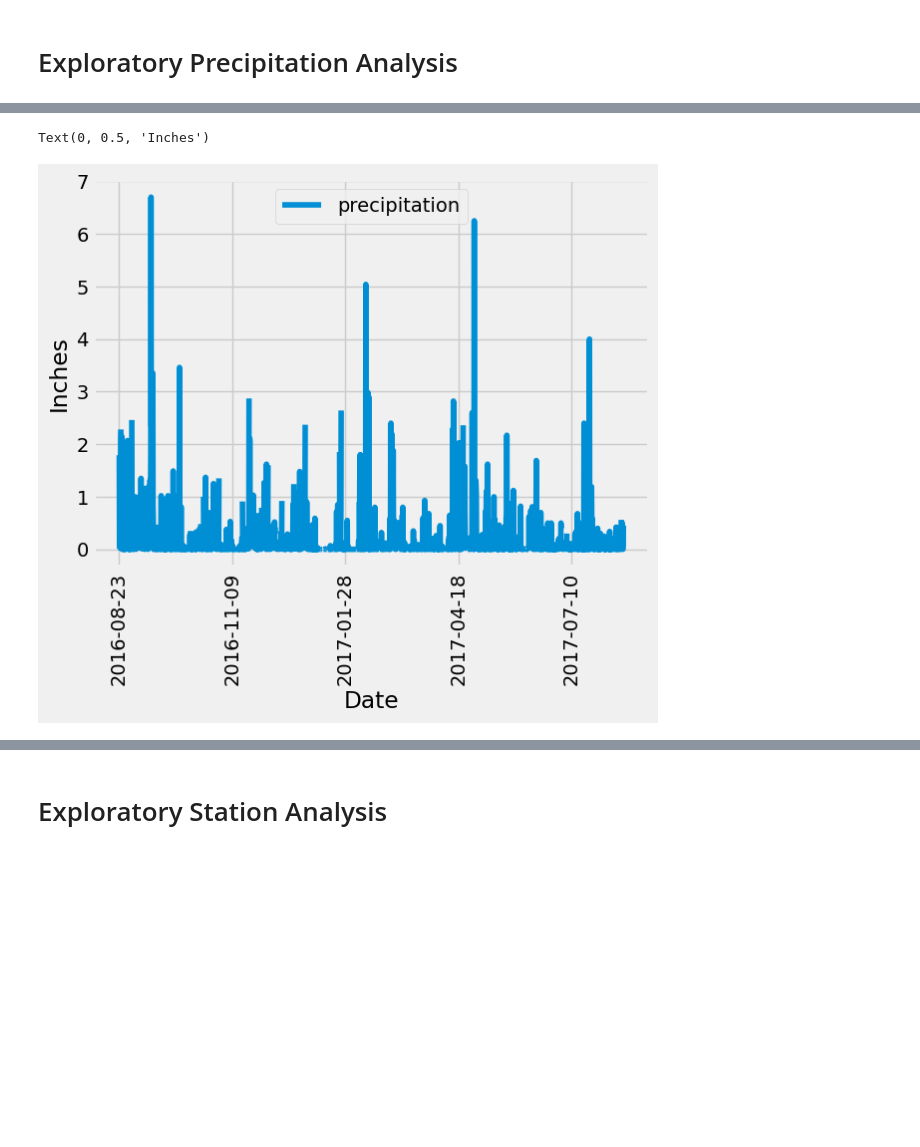
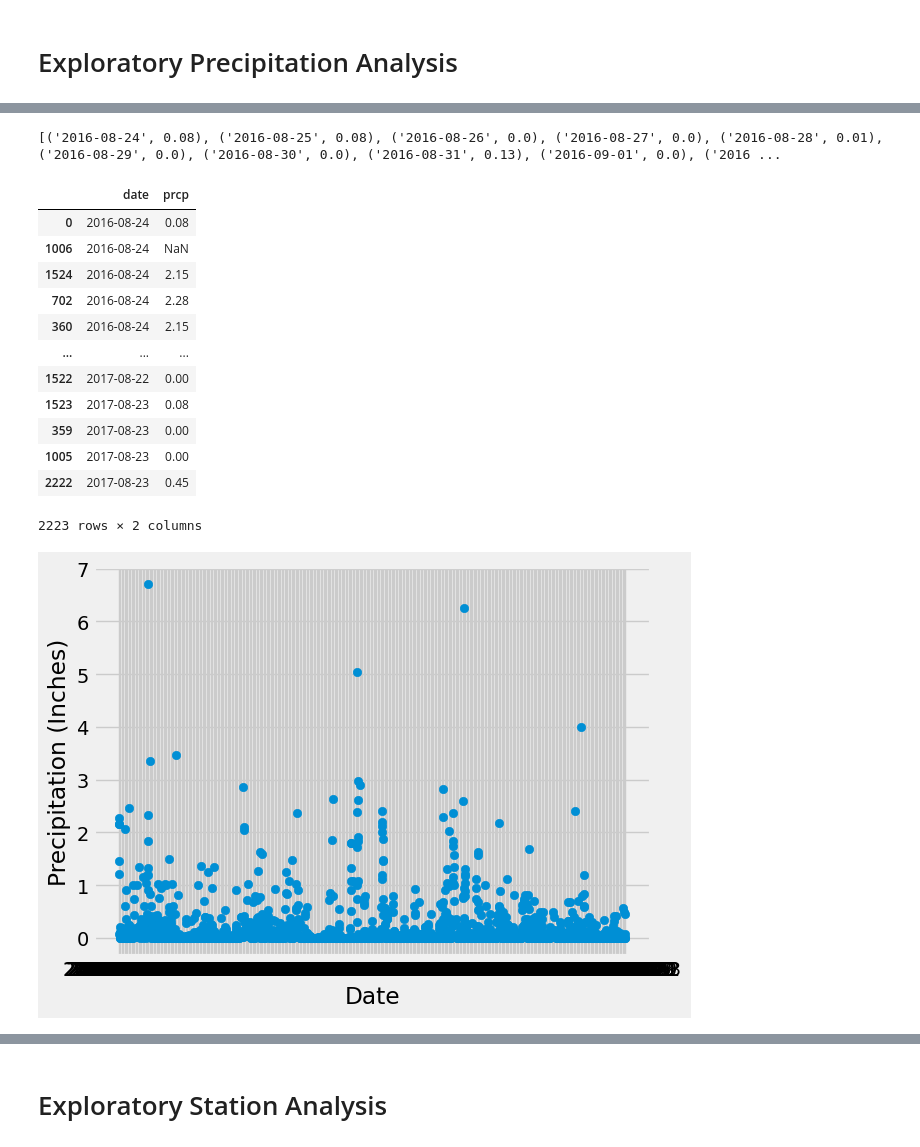
Before and after one commit to Ma-shiki2024/sqlalchemy-challenge, a Jupyter notebook: SurfsUp/climate_starter.ipynb, the cells around one changed output, grey strips where cells are left out. Drawn from its saved outputs; the diff is of its cells as text; code cells hidden in the pictures; blank space fills up the shorter version.

```diff
--- a/SurfsUp/climate_starter.ipynb
+++ b/SurfsUp/climate_starter.ipynb
@@ -48,30 +55,44 @@ for row in session.query(Measurement, Measurement.date).limit(5).all():
 cutoff_date = '2016-08-23'
 # Calculate the date one year from the last date in data set.
 prcp = session.query(Measurement.date, Measurement.prcp).filter(Measurement.date > cutoff_date).all()
-prcp
+
+print(prcp)
 
 # Perform a query to retrieve the data and precipitation scores
 prcp_df = pd.DataFrame(prcp)
-prcp_df
 
-# Save the query results as a Pandas DataFrame. Explicitly set the column names
-prcp_df = pd.DataFrame(prcp)
-prcp_df
 
-# Sort the dataframe by date
-prcp_df.sort_values(by='date')
-prcp_df
 
-# Use Pandas Plotting with Matplotlib to plot the data
-x_values = prcp_df['date']
-y_values = prcp_df['prcp']
-plt.scatter(x_values, y_values)
-plt.xlabel('Date')
-plt.ylabel('Precipitation (Inches)')
-plt.show()
+prcp_sort = prcp_df.sort_values(by = 'date', ascending=True)
+
+prcp_sort
 # %% [output]
-Text(0, 0.5, 'Inches')
+[('2016-08-24', 0.08), ('2016-08-25', 0.08), ('2016-08-26', 0.0), ('2016-08-27', 0.0), ('2016-08-28', 0.01), ('2016-08-29', 0.0), ('2016-08-30', 0.0), ('2016-08-31', 0.13), ('2016-09-01', 0.0), ('2016 ...
-[figure, removed]
+|  | date | prcp |
+| 0 | 2016-08-24 | 0.08 |
+| 1006 | 2016-08-24 | NaN |
+| 1524 | 2016-08-24 | 2.15 |
+| 702 | 2016-08-24 | 2.28 |
+| 360 | 2016-08-24 | 2.15 |
+| ... | ... | ... |
+| 1522 | 2017-08-22 | 0.00 |
+| 1523 | 2017-08-23 | 0.08 |
+| 359 | 2017-08-23 | 0.00 |
+| 1005 | 2017-08-23 | 0.00 |
+| 2222 | 2017-08-23 | 0.45 |
+2223 rows × 2 columns
+# %%
+
+
+# Use Pandas Plotting with Matplotlib to plot the data
+x_values = prcp_sort['date']
+y_values = prcp_sort['prcp']
+plt.scatter(x_values, y_values)
+plt.xlabel('Date')
+plt.ylabel('Precipitation (Inches)')
+plt.show()
+# %% [output]
+[figure, added]
 # %%
 # Use Pandas to calculate the summary statistics for the precipitation data
 prcp_mean = prcp_df['prcp'].mean()
```
Also changed, not shown: parts of 7 cells of this notebook, 1 other file.
